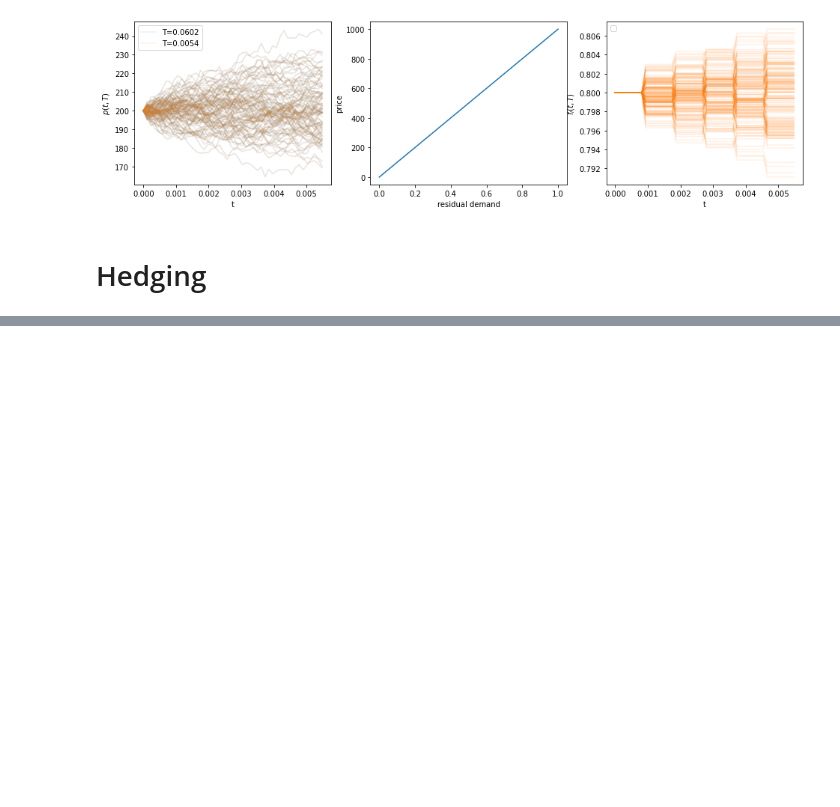
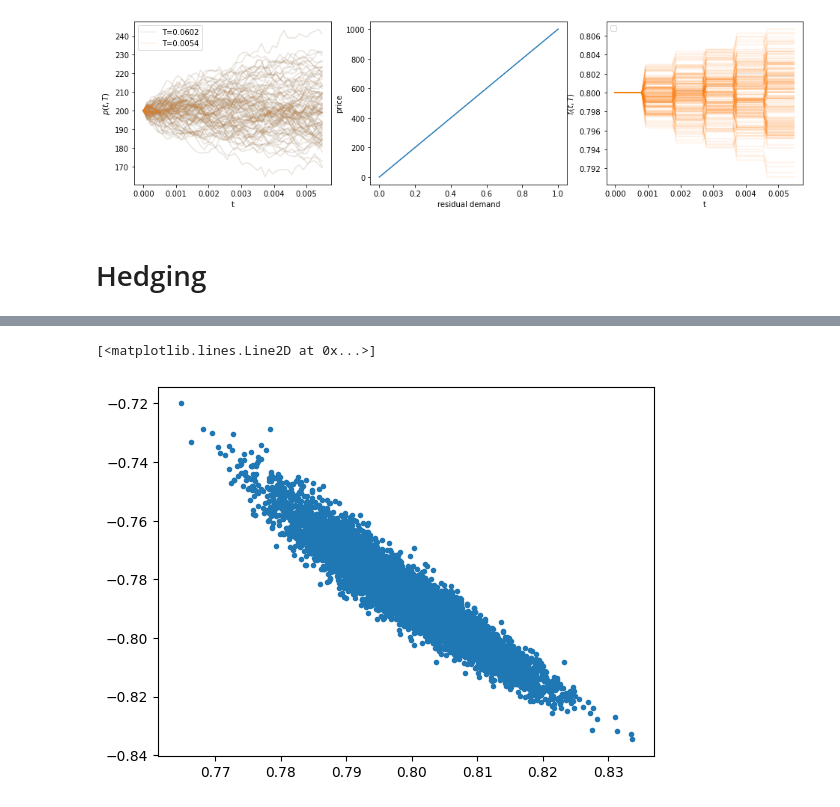
Before and after one commit to pikki622/RiVaPy, a Jupyter notebook: notebooks/models/residual_demand_forward_model.ipynb, the cells around one changed output, grey strips where cells are left out. Cells and saved outputs as stored; diff of their text form; code cells hidden in the pictures; blank space fills up the shorter version.

```diff
--- a/notebooks/models/residual_demand_forward_model.ipynb
+++ b/notebooks/models/residual_demand_forward_model.ipynb
@@ -343,0 +365,5 @@ pnl = model.predict([fwd_prices_, forecasts_, np.full((fwd_prices_.shape[0]), 0.
+# %%
+t = 9
+delta = model.model.predict([fwd_prices[t,:], -fwd_residuals[t,:]+1.0, np.array([timegrid[t]]*fwd_residuals.shape[1])]).reshape((-1))
+plt.plot( -fwd_residuals[t,:]+1.0, delta,'.')
+# %% [output]
@@ -344 +371,3 @@ pnl = model.predict([fwd_prices_, forecasts_, np.full((fwd_prices_.shape[0]), 0.
+[<matplotlib.lines.Line2D at 0x...>]
+[figure, added]
 # %%
```
Also changed, not shown: parts of 7 cells of this notebook, 1 other file.
